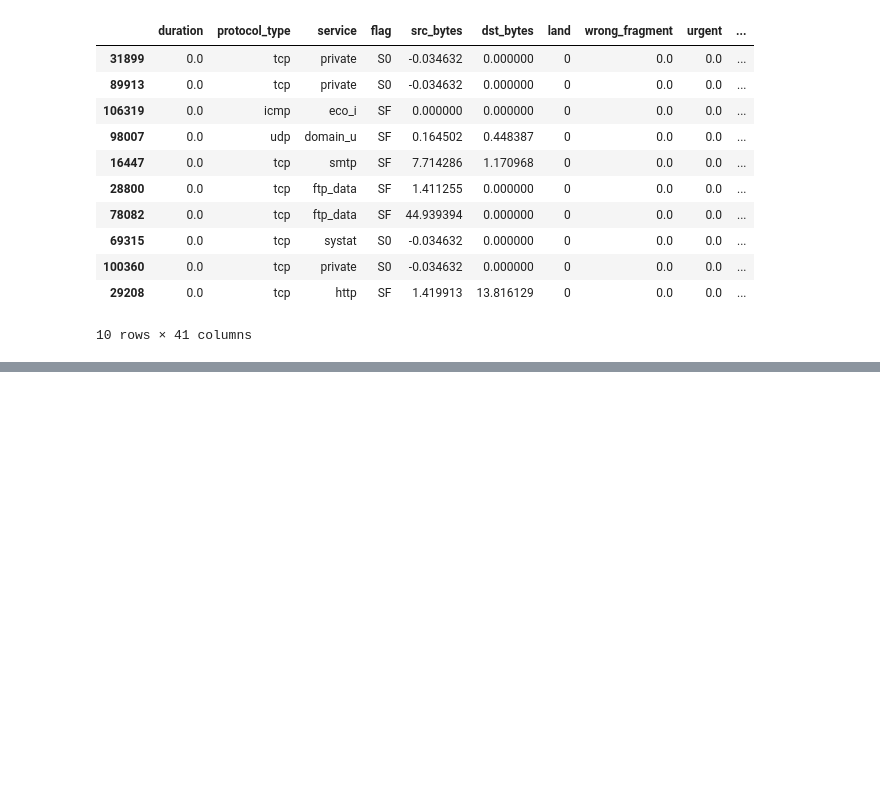
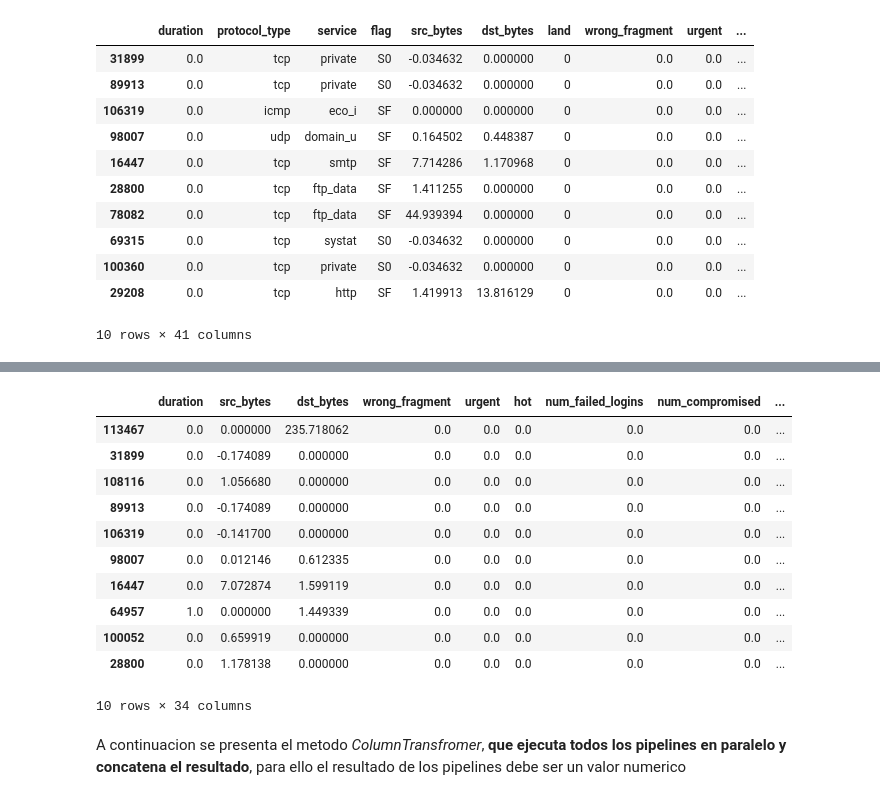
Before and after one commit to itsFDavid/Simulacion, a Jupyter notebook: 09-Creacion_de_Transformadores_y_Pipelines_Personalizados/09-Creacion_de_Transformadores_y_Pipelines_Personalizados.ipynb, the cells around one changed output, grey strips where cells are left out. Drawn from its saved outputs; the diff is of its cells as text; code cells hidden in the pictures; blank space fills up the shorter version.

```diff
--- a/09-Creacion_de_Transformadores_y_Pipelines_Personalizados/09-Creacion_de_Transformadores_y_Pipelines_Personalizados.ipynb
+++ b/09-Creacion_de_Transformadores_y_Pipelines_Personalizados/09-Creacion_de_Transformadores_y_Pipelines_Personalizados.ipynb
@@ -210,0 +226,5 @@ X_train_prep.head(10)
+# %%
+num_pipeline = Pipeline([
+    ('imputer', SimpleImputer(strategy = "median")),
+    ('rbst_scaler', RobustScaler())
+])
@@ -210,0 +252,17 @@ X_train_prep.head(10)
+# %%
+X_train_prep.head(10)
+# %% [output]
+|  | duration | src_bytes | dst_bytes | wrong_fragment | urgent | hot | num_failed_logins | num_compromised | ... |
+| 113467 | 0.0 | 0.000000 | 235.718062 | 0.0 | 0.0 | 0.0 | 0.0 | 0.0 | ... |
+| 31899 | 0.0 | -0.174089 | 0.000000 | 0.0 | 0.0 | 0.0 | 0.0 | 0.0 | ... |
+| 108116 | 0.0 | 1.056680 | 0.000000 | 0.0 | 0.0 | 0.0 | 0.0 | 0.0 | ... |
+| 89913 | 0.0 | -0.174089 | 0.000000 | 0.0 | 0.0 | 0.0 | 0.0 | 0.0 | ... |
+| 106319 | 0.0 | -0.141700 | 0.000000 | 0.0 | 0.0 | 0.0 | 0.0 | 0.0 | ... |
+| 98007 | 0.0 | 0.012146 | 0.612335 | 0.0 | 0.0 | 0.0 | 0.0 | 0.0 | ... |
+| 16447 | 0.0 | 7.072874 | 1.599119 | 0.0 | 0.0 | 0.0 | 0.0 | 0.0 | ... |
+| 64957 | 1.0 | 0.000000 | 1.449339 | 0.0 | 0.0 | 0.0 | 0.0 | 0.0 | ... |
+| 100052 | 0.0 | 0.659919 | 0.000000 | 0.0 | 0.0 | 0.0 | 0.0 | 0.0 | ... |
+| 28800 | 0.0 | 1.178138 | 0.000000 | 0.0 | 0.0 | 0.0 | 0.0 | 0.0 | ... |
+10 rows × 34 columns
+# %% [markdown]
+A continuacion se presenta el metodo *ColumnTransfromer*, **que ejecuta todos los pipelines en paralelo y concatena el resultado**, para ello el resultado de los pipelines debe ser un valor numerico
```
Also changed, not shown: parts of 9 cells of this notebook.
